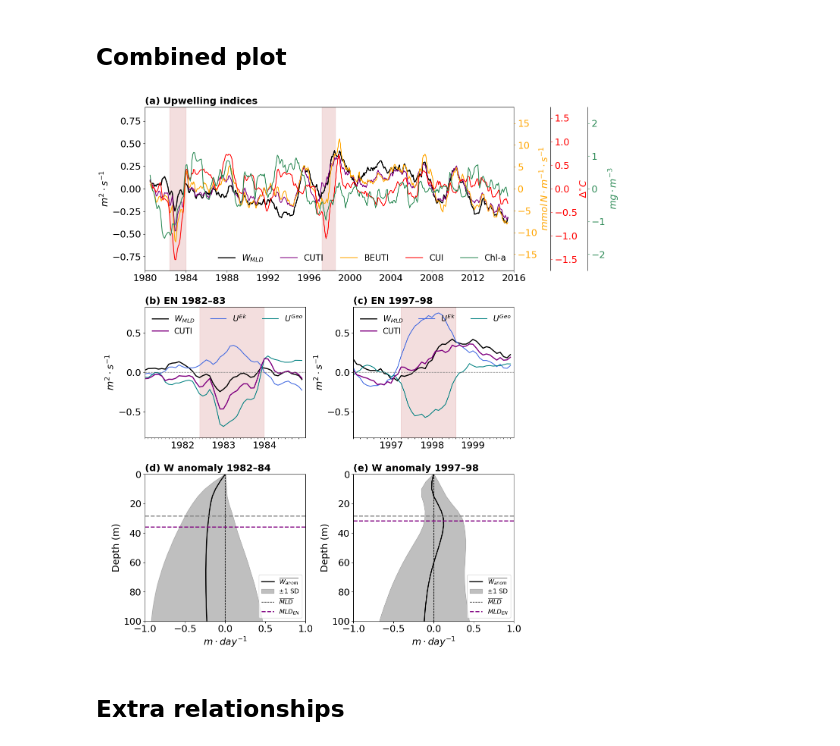
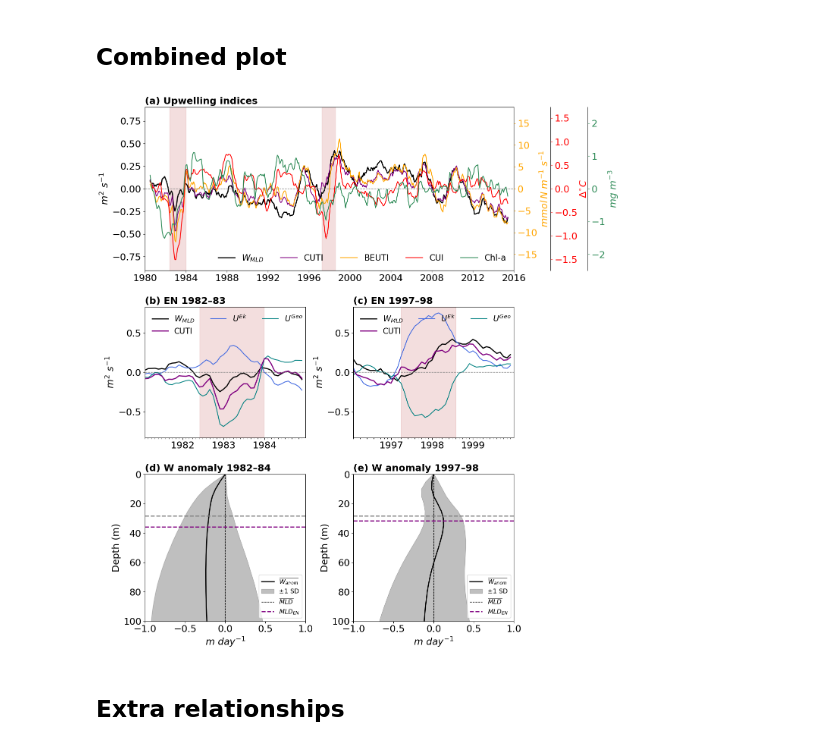
Before and after one commit to danliba/Upwelling_Indices_Are_Not_Interchangeable, a Jupyter notebook: notebooks/UI_comparison.ipynb, the cells around one changed output. Drawn from its saved outputs; the diff is of its cells as text; code cells hidden in the pictures.

```diff
--- a/notebooks/UI_comparison.ipynb
+++ b/notebooks/UI_comparison.ipynb
@@ -1286,0 +1321,18 @@ CUI climatological mean = 3.1391 degC   <- if small, quote CUI in degC, not %
+# %%
+# ============================================================
+# El Nino event-mean anomalies on three bases, to see which one the figure shows:
+#   raw      : seasonal cycle removed (as in the cell above / cell 41)
+#   detrend  : + linear trend removed
+#   prep_ia  : + 13-month running mean  (= what panel (a) plots)
+# ============================================================
+series = {'W_MLD': WMLD_f, 'CUTI': CUTI_f, 'U_ek': UEK_f, 'U_geo': UGEO_f,
+          'BEUTI': BEUTI_f, 'Chl-a': CHL_f, 'CUI': CUI_f}
+
+print(f"{'index':7s} {'event':11s} {'raw':>9s} {'detrend':>9s} {'prep_ia':>9s}")
+for label, da in series.items():
+    s_raw = _anomalies(_to_series(da, label))
+    s_det = _detrend(s_raw)
+    s_ia  = _to_series(prep_ia(da), label)
+    for name, (t0, t1) in EVENTS.items():
+        vals = [float(s.sel(time=slice(t0, t1)).mean()) for s in (s_raw, s_det, s_ia)]
+        print(f"{label:7s} {name:11s} " + ' '.join(f'{v:+9.3f}' for v in vals))
@@ -1568,10 +1673,10 @@ p_b,  = par1.plot(BEUTI_all.time, BEUTI_all, lw=1.5, color='orange',   label='BE
 p_c,  = par2.plot(CUI_all.time,   CUI_all,   lw=1.5, color='red',      label='CUI')
 p_ch, = par3.plot(CHL_all.time,   CHL_all,   lw=1.5, color='seagreen', label='Chl-a')
 
-ax_main.set_ylabel(r'$m^{2} \cdot s^{-1}$', fontsize=16 + lw)
-par1.set_ylabel(r'$mmol\,N \cdot m^{-1} \cdot s^{-1}$', fontsize=16 + lw)
+ax_main.set_ylabel(r'$m^{2} \ s^{-1}$', fontsize=16 + lw)
+par1.set_ylabel(r'$mmol\,N \ m^{-1} \ s^{-1}$', fontsize=16 + lw)
 par2.set_ylabel(r'$\Delta ^{\circ}C$', fontsize=16 + lw)
-par3.set_ylabel(r'$mg \cdot m^{-3}$', fontsize=16 + lw)
+par3.set_ylabel(r'$mg \ m^{-3}$', fontsize=16 + lw)
 
 ax_main.yaxis.label.set_color('black')
 par1.yaxis.label.set_color('orange')
@@ -1595,6 +1700,9 @@ ax_main.tick_params(axis='x', which='major', labelsize=16 + lw)
 ax_main.set_title('(a) Upwelling indices', fontsize=16 + lw, loc='left', fontweight='bold')
 ax_main.set_xlim(datetime.datetime(1980, 1, 1), datetime.datetime(2016, 1, 1))
 add_en_shading(ax_main, ax_main.get_ylim())
+# zero line, same style as (b)/(c); drawn on the top twin axis so the curves don't hide it
+# (all four y-axes are symmetric, so 0 is at the same height on each)
+par3.axhline(0, color='gray', linestyle='--', lw=1)
 
 handles = [p_w, p_cu, p_b, p_c, p_ch]
 labels  = [h.get_label() for h in handles]
@@ -1626,7 +1734,7 @@ def plot_en_panel(ax, title, xlim, window, keep_left=True):
     ax.axhline(0, color='gray', linestyle='--', lw=1)
 
     ax.set_ylim(-ymax, ymax)
-    ax.set_ylabel(r'$m^{2} \cdot s^{-1}$', fontsize=16 + lw)
+    ax.set_ylabel(r'$m^{2} \ s^{-1}$', fontsize=16 + lw)
     ax.tick_params(axis='both', labelsize=16 + lw)
 
     ax.set_xlim(*xlim)
@@ -1688,7 +1796,7 @@ ax_w82.set_xlim([-1, 1])
 ax_w82.set_yticks(DEPTH_TICKS)
 ax_w82.set_yticklabels([f'{-d:d}' for d in DEPTH_TICKS])
 ax_w82.set_ylabel('Depth (m)', fontsize=16+lw)
-ax_w82.set_xlabel(r'$m \cdot day^{-1}$', fontsize=16+lw)
+ax_w82.set_xlabel(r'$m \ day^{-1}$', fontsize=16+lw)
 ax_w82.set_title('(d) W anomaly 1982–84', fontsize=16 + lw, loc='left', fontweight='bold')
 # ax_w82.grid(linestyle='--', alpha=0.5, linewidth=0.1)
 ax_w82.tick_params(axis='both', which='major', labelsize=16+lw)
@@ -1705,35 +1813,35 @@ mld_en_97      = float(MLD_EN_9798.MLD.mean())
 ax_w97.plot(w_mean_EN_9798, depth_9798, color='black', lw=2)
 ax_w97.fill_betweenx(depth_9798,
                      w_mean_EN_9798 - w_std_EN_9798,
                      w_mean_EN_9798 + w_std_EN_9798,
                      color='gray', alpha=0.5)
 ax_w97.axvline(0, color='black', linestyle='--', lw=1)
 ax_w97.axhline(mld_en_97,   color='purple', linestyle='--', lw=2)
 ax_w97.axhline(mld_all_val, color='gray',   linestyle='--', lw=2)
 
 # linear depth axis, 0-100 m
 ax_w97.set_ylim([-100, 0])
 ax_w97.set_xlim([-1, 1])
 ax_w97.set_yticks(DEPTH_TICKS)
 ax_w97.set_yticklabels([f'{-d:d}' for d in DEPTH_TICKS])
 ax_w97.set_ylabel('Depth (m)', fontsize=16+lw)
-ax_w97.set_xlabel(r'$m \cdot day^{-1}$', fontsize=16+lw)
+ax_w97.set_xlabel(r'$m \ day^{-1}$', fontsize=16+lw)
 ax_w97.set_title('(e) W anomaly 1997–98', fontsize=16 + lw, loc='left', fontweight='bold')
 # ax_w97.grid(linestyle='--', alpha=0.5,linewidth=0.1)
 ax_w97.tick_params(axis='both', which='major', labelsize=16 + lw)
 ax_w97.legend([r'$\overline{W_{anom}}$', '±1 SD', r'$\overline{MLD}$', '$MLD_{EN}$'], fontsize=12, loc='lower right')
 
 # ============================================================
 # Final adjustments
 # ============================================================
 fig.subplots_adjust(right=0.8)
 
 # with PdfPages('Figures/Upwelling_indices_combined_linear.pdf') as pdf:
 #     pdf.savefig(fig, bbox_inches='tight', dpi=300)
 
 plt.show()
 # %% [output]
-[figure, old version]
+[figure, new version]
 # %% [markdown]
 ## Extra relationships
 # %%
```
Also changed, not shown: parts of 8 cells of this notebook, 4 other files.
